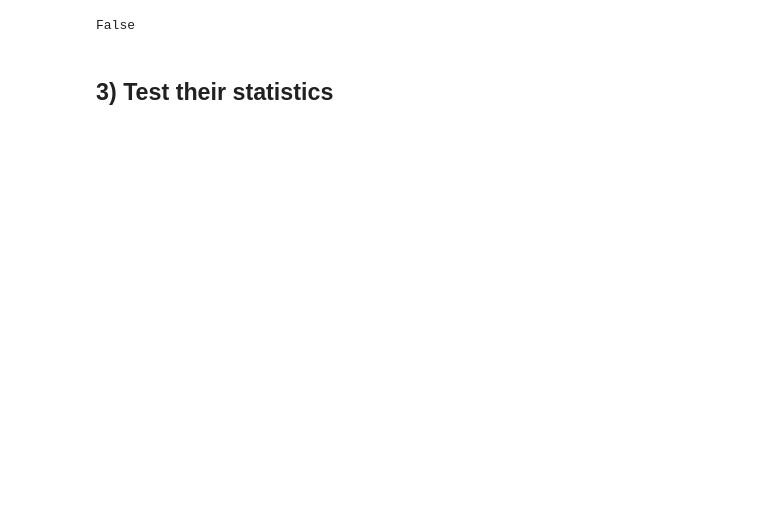
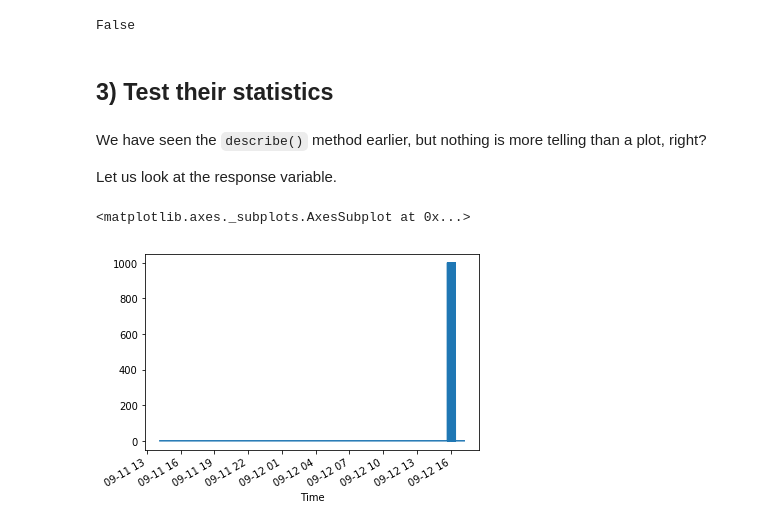
Before and after one commit to mkcor/exp-testing, a Jupyter notebook: demo.ipynb, the cells around one changed output. Saved outputs shown, nothing was run; the diff lists cells and outputs as text; code cells hidden in the pictures; blank space fills up the shorter version.

Commit message:
Inspect variable values.

```diff
--- a/demo.ipynb
+++ b/demo.ipynb
@@ -207,3 +207,12 @@ df.index.tz is None
 False
 # %% [markdown]
 ## 3) Test their statistics
+# %% [markdown]
+We have seen the `describe()` method earlier, but nothing is more telling than a plot, right?
+
+Let us look at the response variable.
+# %%
+df['FLOW'].plot()
+# %% [output]
+<matplotlib.axes._subplots.AxesSubplot at 0x...>
+[figure, added]
```
Also changed, not shown: parts of 2 cells of this notebook.
